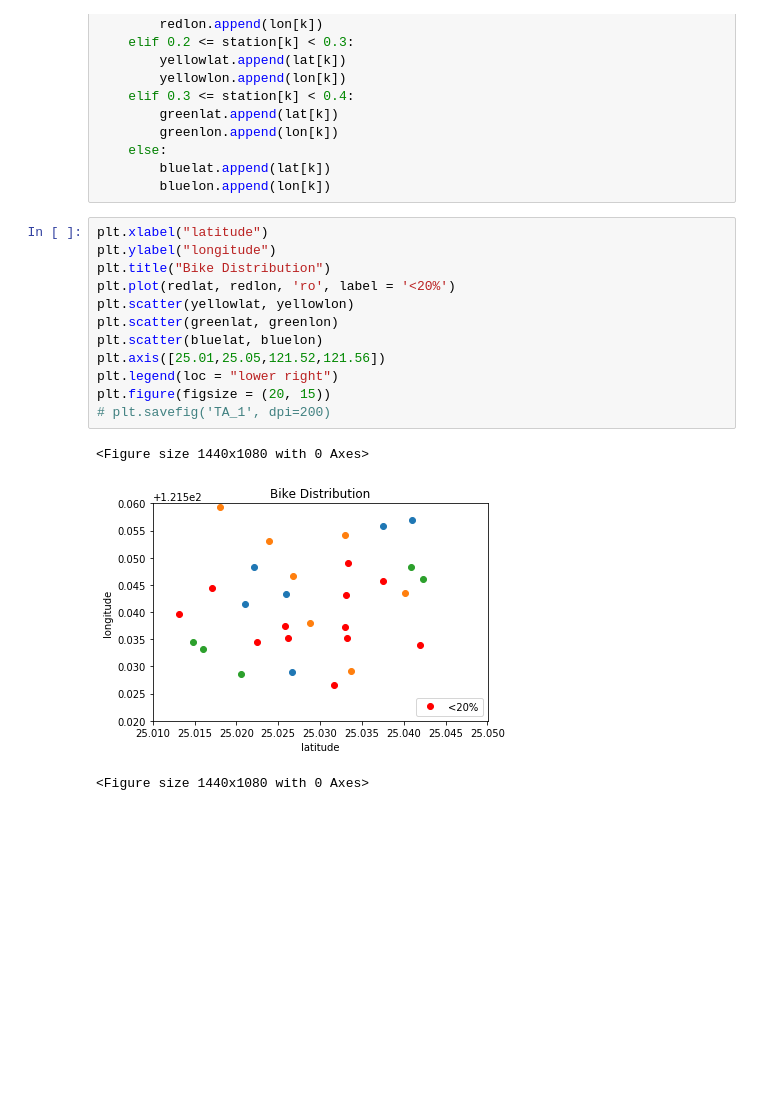
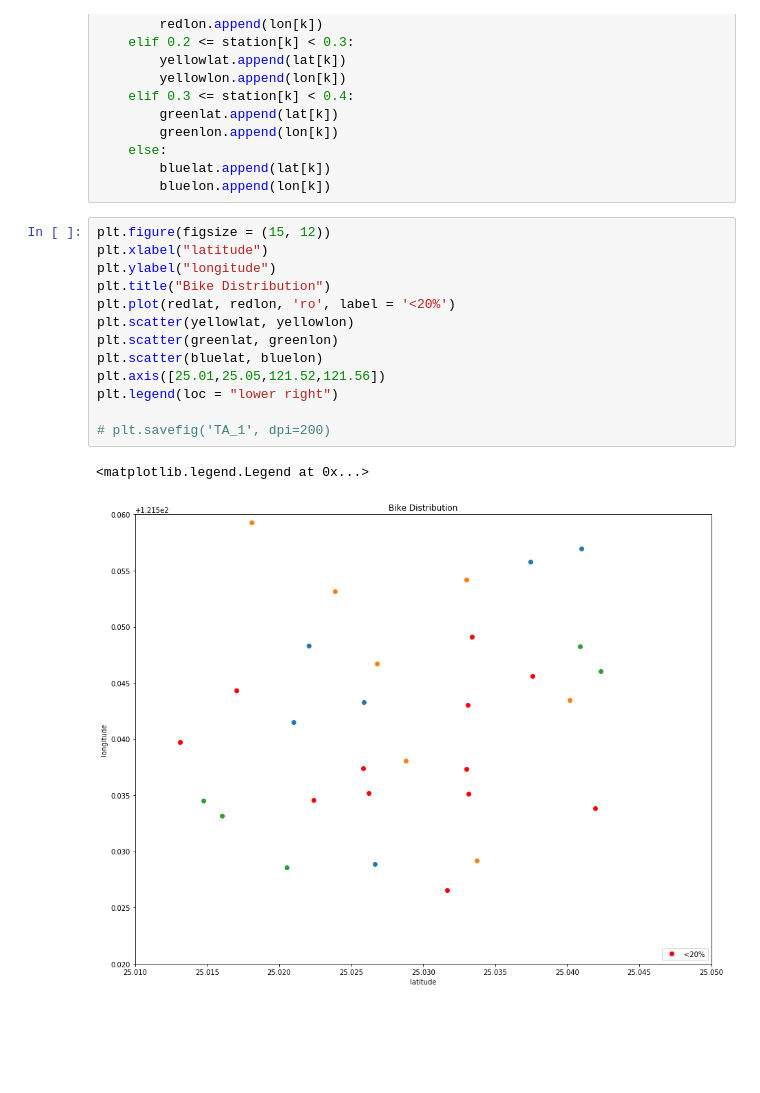
Before and after one commit to NCKU-BDA-2020/TA_Python, a Jupyter notebook: TA_Draft.ipynb, the cells around one changed output. Drawn from its saved outputs; the diff is of its cells as text; blank space fills up the shorter version.

```diff
--- a/TA_Draft.ipynb
+++ b/TA_Draft.ipynb
@@ -284,21 +268,21 @@ for k in id_seq:
         bluelat.append(lat[k])
         bluelon.append(lon[k])
 # %%
+plt.figure(figsize = (15, 12))
 plt.xlabel("latitude")
 plt.ylabel("longitude")
 plt.title("Bike Distribution")
 plt.plot(redlat, redlon, 'ro', label = '<20%')
 plt.scatter(yellowlat, yellowlon)
 plt.scatter(greenlat, greenlon)
 plt.scatter(bluelat, bluelon)
 plt.axis([25.01,25.05,121.52,121.56])
 plt.legend(loc = "lower right")
-plt.figure(figsize = (20, 15))
+
 # plt.savefig('TA_1', dpi=200)
 # %% [output]
-<Figure size 1440x1080 with 0 Axes>
+<matplotlib.legend.Legend at 0x...>
-[figure, old version]
+[figure, new version]
-<Figure size 1440x1080 with 0 Axes>
 # %% [markdown]
 #
 # %% [markdown]
```
Also changed, not shown: parts of 11 cells of this notebook.
